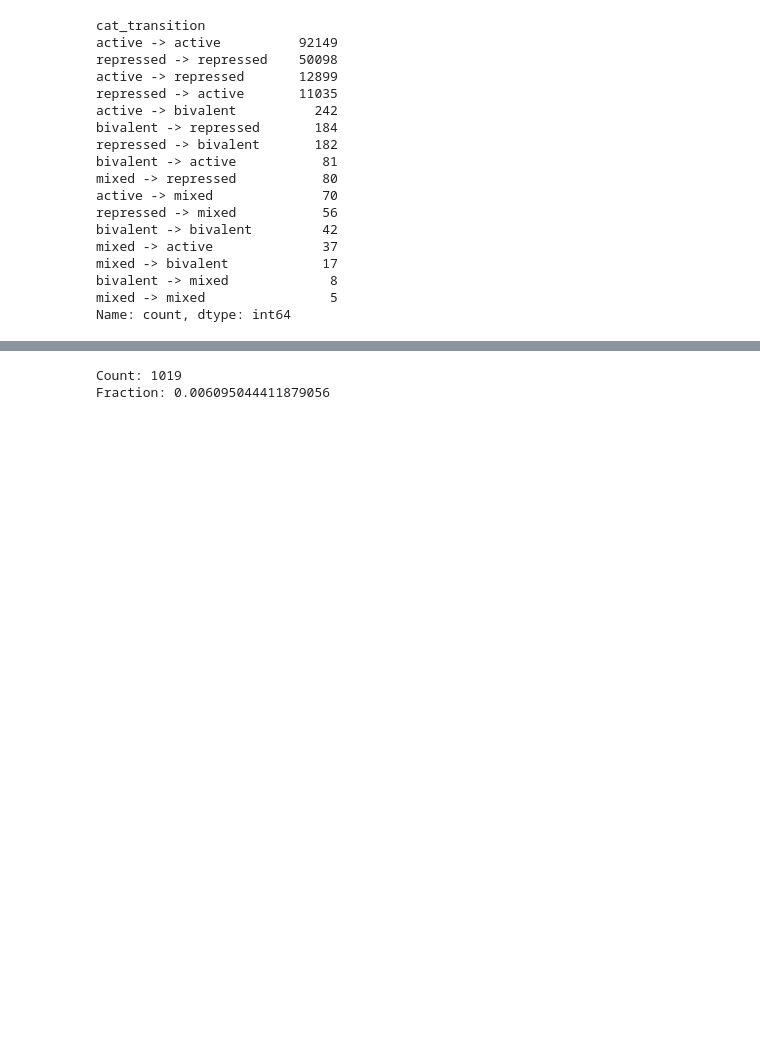
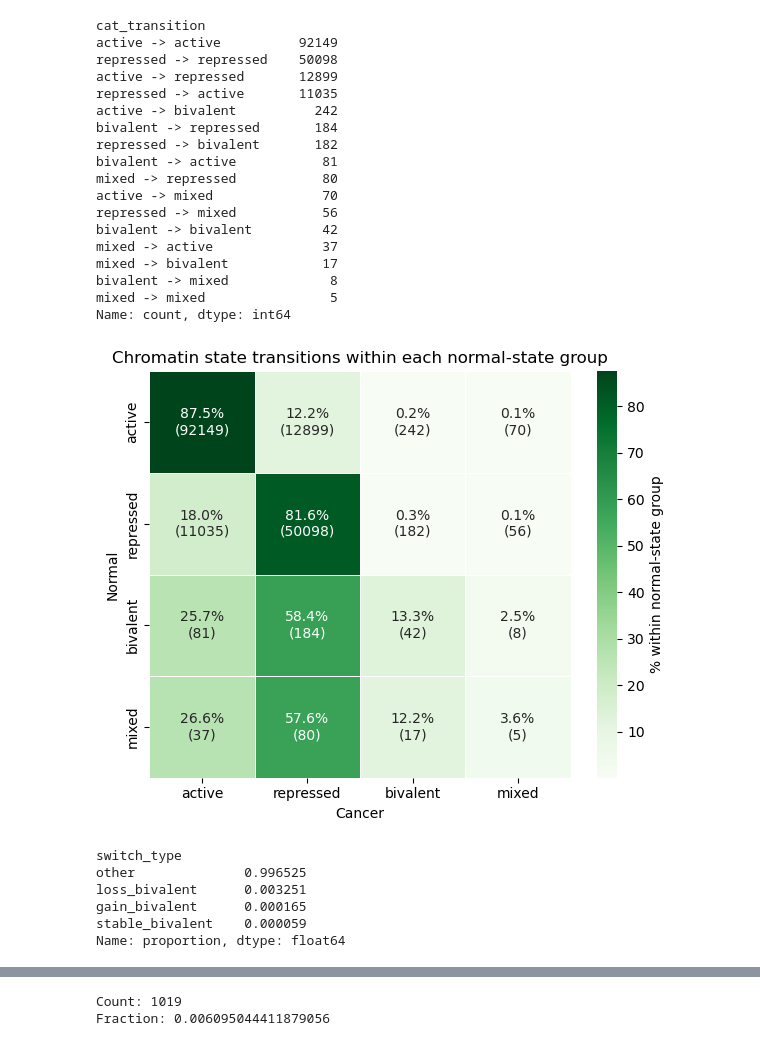
Before and after one commit to caocao0525/HERV, a Jupyter notebook: herv_util_test.ipynb, the cells around one changed output, grey strips where cells are left out. Saved outputs shown, nothing was run; the diff lists cells and outputs as text; code cells hidden in the pictures; blank space fills up the shorter version.

```diff
--- a/herv_util_test.ipynb
+++ b/herv_util_test.ipynb
@@ -725,3 +760,7 @@ mixed -> bivalent            17
 bivalent -> mixed             8
 mixed -> mixed                5
 Name: count, dtype: int64
+# %%
+mat_row_pct_lung = plot_transition_heatmap_by_row_with_counts(df_merged_lung, cmap="Greens")
+# %% [output]
+[figure, added]
@@ -727,0 +787,10 @@ Name: count, dtype: int64
+# %%
+df_merged_blood["switch_type"] = df_merged_blood.apply(classify, axis=1)
+df_merged_blood["switch_type"].value_counts(normalize=True)
+# %% [output]
+switch_type
+other              0.996525
+loss_bivalent      0.003251
+gain_bivalent      0.000165
+stable_bivalent    0.000059
+Name: proportion, dtype: float64
```
Also changed, not shown: parts of 9 cells of this notebook.
